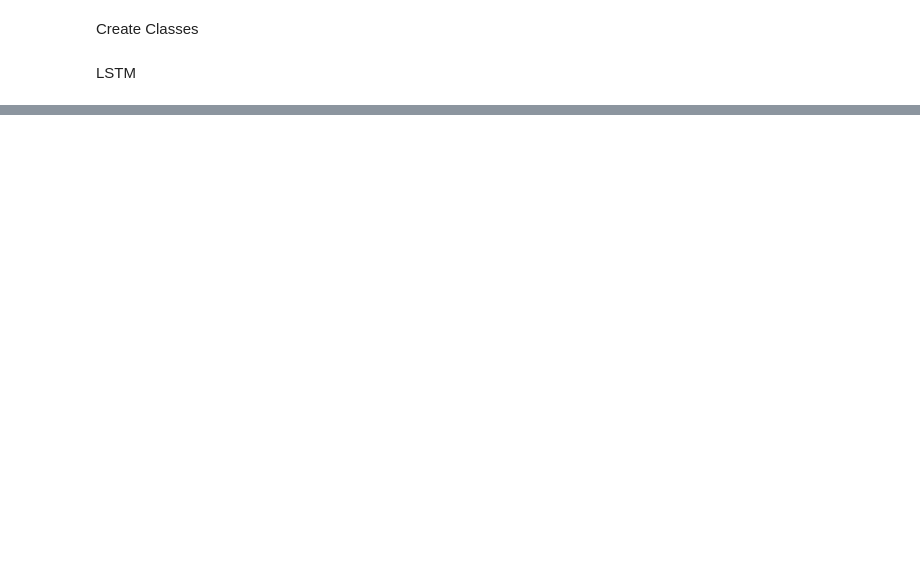
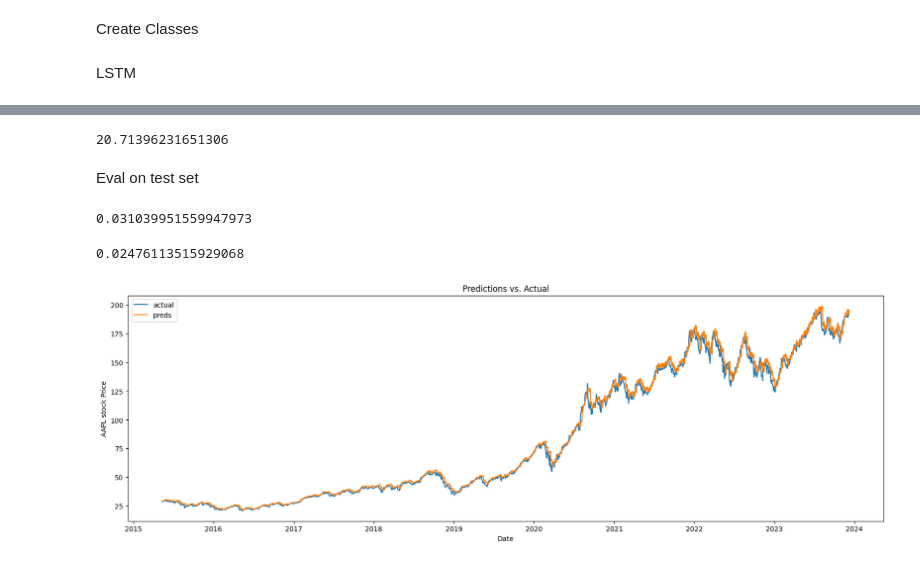
Before and after one commit to DecX-x/Stock-Price_Prediction, a Jupyter notebook: LSTM.ipynb, the cells around one changed output, grey strips where cells are left out. Saved outputs shown, nothing was run; the diff lists cells and outputs as text; code cells hidden in the pictures; blank space fills up the shorter version.

```diff
--- a/LSTM.ipynb
+++ b/LSTM.ipynb
@@ -196,3 +200,5 @@ def build_lstm(etl: ETL, epochs=25, batch_size=32) -> tf.keras.Model:
   history = model.fit(etl.X_train, etl.y_train, batch_size=batch_size, epochs=epochs, validation_data=(etl.X_test, etl.y_test), verbose=1, callbacks=callbacks)
   print(time.time() - start)
   return model, history
+# %%
+baseline = build_lstm(data)
@@ -198,0 +225,3 @@ def build_lstm(etl: ETL, epochs=25, batch_size=32) -> tf.keras.Model:
+# %%
+baseline_model = baseline[0]
+history = baseline[1]
@@ -198,0 +246,8 @@ def build_lstm(etl: ETL, epochs=25, batch_size=32) -> tf.keras.Model:
+# %%
+start = time.time()
+baseline_preds = PredictAndForecast(baseline_model, data.train, data.test)
+print(time.time() - start)
+# %% [output]
+20.71396231651306
+# %% [markdown]
+Eval on test set
@@ -198,0 +256,38 @@ def build_lstm(etl: ETL, epochs=25, batch_size=32) -> tf.keras.Model:
+# %%
+baseline_evals.mape
+# %% [output]
+0.031039951559947973
+# %%
+baseline_evals.var_ratio
+# %% [output]
+0.02476113515929068
+# %%
+def plot_results(test, preds, df, image_path=None, title_suffix=None, xlabel='AAPL stock Price'):
+  """
+  Plots training data in blue, actual values in red, and predictions in green,
+  over time.
+  """
+  fig, ax = plt.subplots(figsize=(20,6))
+  # x = df.Close[-498:].index
+  plot_test = test[1:]
+  plot_preds = preds[1:]
+  x = df[-(plot_test.shape[0]*plot_test.shape[1]):].index
+  plot_test = plot_test.reshape((plot_test.shape[0]*plot_test.shape[1], 1))
+  plot_preds = plot_preds.reshape((plot_test.shape[0]*plot_test.shape[1], 1))
+  ax.plot(x, plot_test, label='actual')
+  ax.plot(x, plot_preds, label='preds')
+  if title_suffix==None:
+    ax.set_title('Predictions vs. Actual')
+  else:
+    ax.set_title('Predictions vs. Actual')
+  ax.set_xlabel('Date')
+  ax.set_ylabel(xlabel)
+  ax.legend()
+  if image_path != None:
+    imagedir = '/content/drive/MyDrive/Colab Notebooks/images'
+    plt.savefig(f'{imagedir}/{image_path}.png')
+  plt.show()
+# %%
+plot_results(data.test, baseline_preds.predictions, data.df, title_suffix='LSTM')
+# %% [output]
+[figure, added]
```
Also changed, not shown: parts of 7 cells of this notebook.
